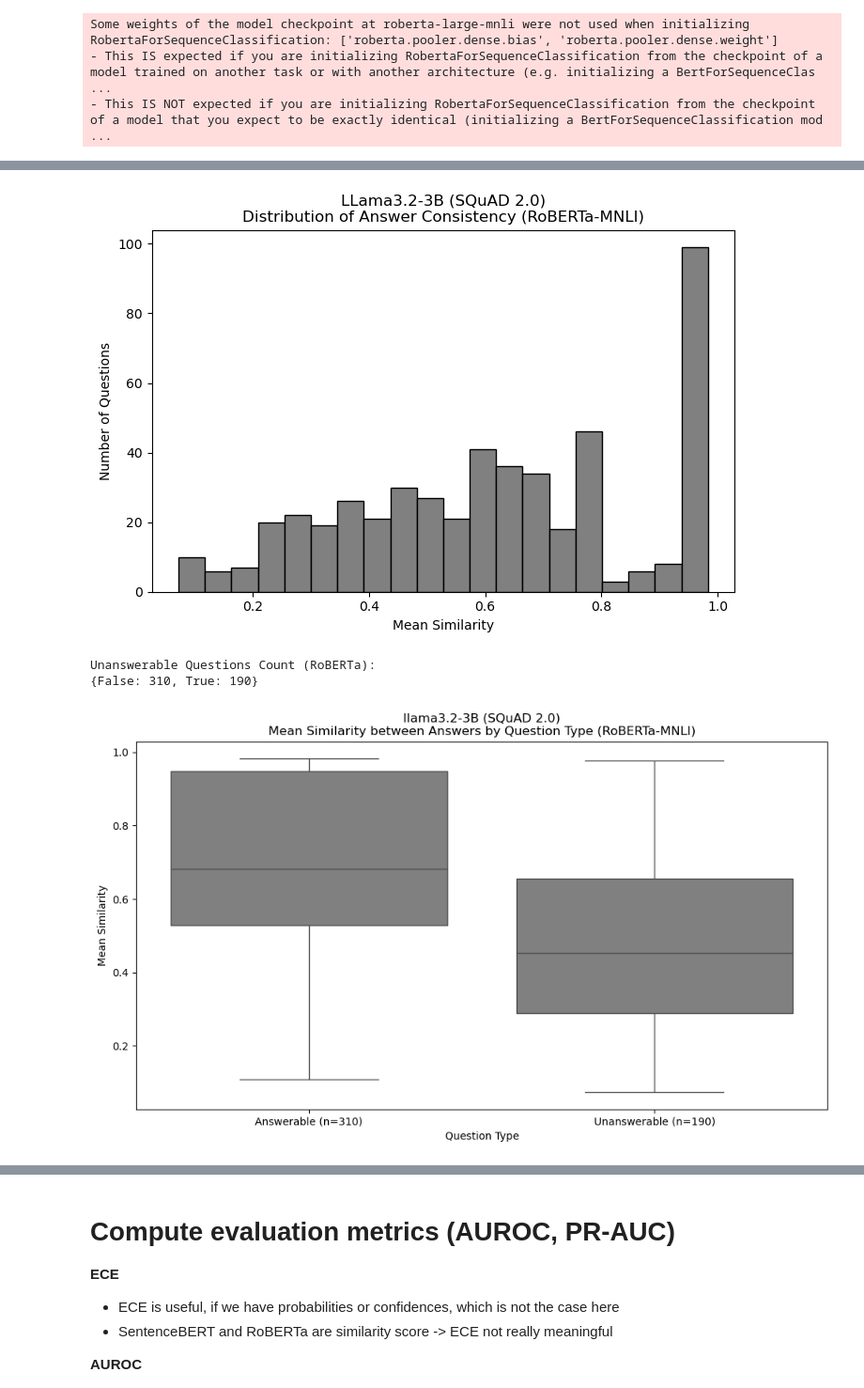
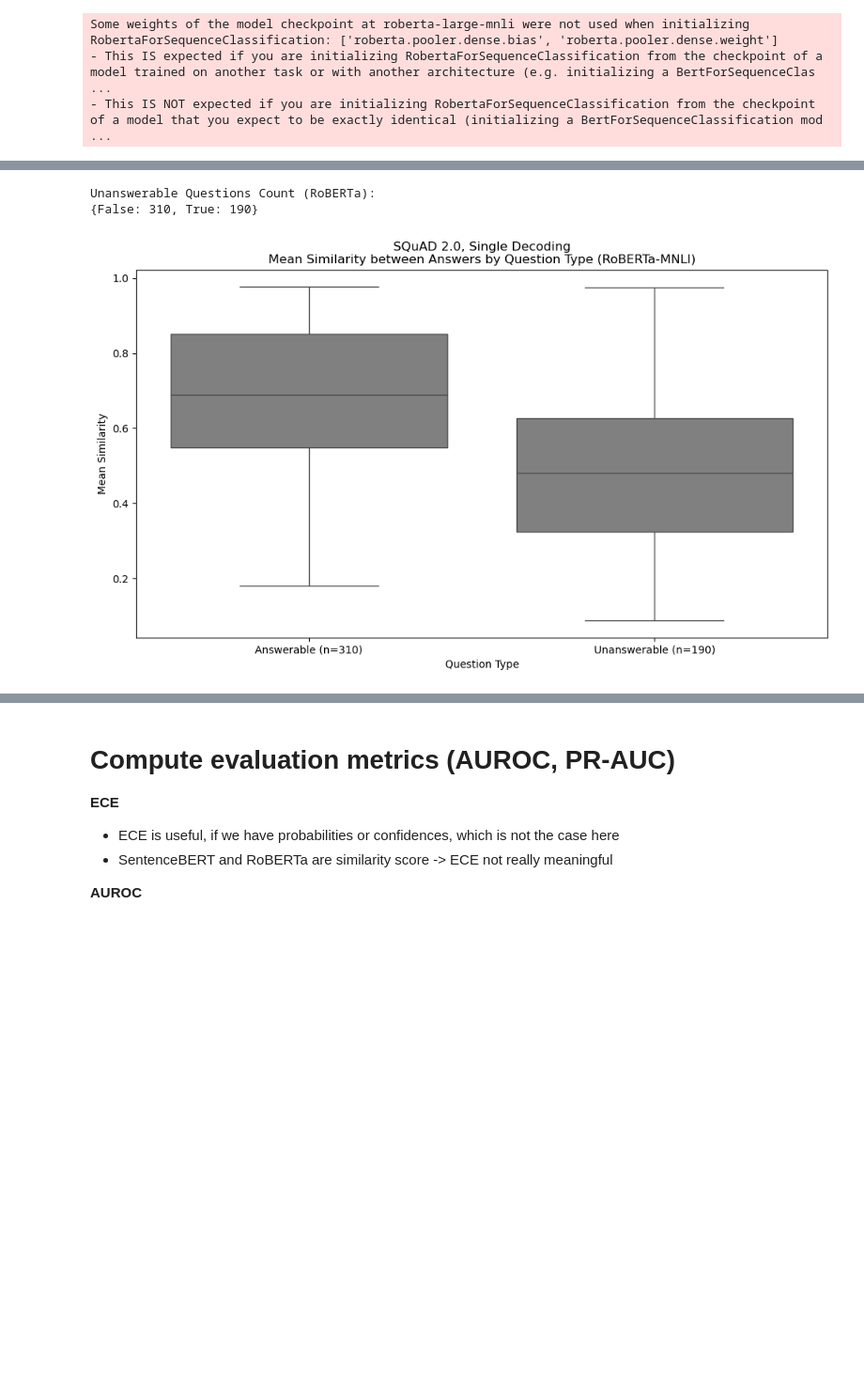
Before and after one commit to christian-hobelsberger/LLMUncertainty, a Jupyter notebook: analyze_sampling_consistency.ipynb, the cells around one changed output, grey strips where cells are left out. Shown at 94% size. Saved outputs shown, nothing was run; the diff lists cells and outputs as text; code cells hidden in the pictures; blank space fills up the shorter version.

Commit message:
Fixed parsing & improvied results for sampling consistency

```diff
--- a/analyze_sampling_consistency.ipynb
+++ b/analyze_sampling_consistency.ipynb
@@ -41,13 +42,9 @@ Loaded SQuAD single-sample data:
 | 8 | 56dfbd5e231d4119001abd5a | Internet_service_provider | what type of technology is used t... | ISPs provide Internet access, emp... | ['wireless Ethernet (wi-fi)'] | False | You are a QA assistant. Use the c... | 1 | 3 | ... |
 | 9 | 56dfbd5e231d4119001abd5a | Internet_service_provider | what type of technology is used t... | ISPs provide Internet access, emp... | ['wireless Ethernet (wi-fi)'] | False | You are a QA assistant. Use the c... | 1 | 4 | ... |
 # %%
-import parsing_and_evaluation_no_conf as pe
-import importlib
-importlib.reload(pe)
-
 # Parsing and normalizing the SQuAD outputs
-df_parsed_squad_single, df_agg_squad_single, eval_df_squad_single, acc_squad_single = pe.parse_aggregate_evaluate_squad_multi_flex(
-    df_squad_single, output_col="model_output", group_col="question_id", remove_unanswerable=False
+df_parsed_squad_single, df_agg_squad_single, eval_df_squad_single, acc_squad_single = pe.parse_aggregate_evaluate_squad_multi(
+    df_squad_single, remove_unanswerable=False
 )
 
 print(f"\n✅ Multi-Sample SQuAD Results (Modularized):")
@@ -799,8 +603,7 @@ similarity_df_squad_single_roberta = compute_roberta_mnli_similarity(
     df=df_parsed_squad_single,
     question_id_col="question_id",
     answer_col="parsed_answer",
-    is_impossible_col="is_impossible",
-    mode="answer_answer"
+    is_impossible_col="is_impossible"
 )
 similarity_df_squad_single_roberta["dataset"] = "SQuAD"
 similarity_df_squad_single_roberta.head(15)
@@ -824,35 +627,25 @@ similarity_df_squad_single_roberta.head(15)
 # %%
-# Distribution of mean similarity
-plt.figure(figsize=(8, 5))
-plt.hist(similarity_df_squad_single_roberta["mean_similarity"], bins=20, color="grey", edgecolor='black')
-plt.xlabel("Mean Similarity")
-plt.ylabel("Number of Questions")
-plt.title("LLama3.2-3B (SQuAD 2.0) - Single Decoding\nDistribution of Answer Consistency (RoBERTa-MNLI)")
-plt.savefig("figures/metrics/sampling_consistency/meansim_distribution_squad_single_llama3.2-3B_roberta.png")
-plt.show()
-
 # Boxplot by category is_impossible
 counts_impossible = similarity_df_squad_single_roberta['is_impossible'].value_counts().to_dict()
 print(f"\nUnanswerable Questions Count (RoBERTa):\n{counts_impossible}")
 
 plt.figure(figsize=(10, 6))
 sns.boxplot(
     x="is_impossible",
     y="mean_similarity",
     data=similarity_df_squad_single_roberta,
     showfliers=True,
     color="grey"
 )
-plt.title("llama3.2-3B (SQuAD 2.0) - Single Decoding\nMean Similarity between Answers by Question Type (RoBERTa-MNLI)")
+plt.title("SQuAD 2.0, Single Decoding\nMean Similarity between Answers by Question Type (RoBERTa-MNLI)")
 plt.ylabel("Mean Similarity")
 plt.xlabel("Question Type")
 plt.xticks([0, 1], ["Answerable (n=310)", "Unanswerable (n=190)"])
 plt.tight_layout()
-plt.savefig("figures/metrics/sampling_consistency/meansim_boxplot_squad_single_llama3.2-3B_roberta.png")
+plt.savefig("figures/metrics/sampling_consistency/meansim_boxplot_squad_single_roberta.png")
 plt.show()
 # %% [output]
+Unanswerable Questions Count (RoBERTa):
+{False: 310, True: 190}
-[figure, old version]
+[figure, new version]
-Unanswerable Questions Count (RoBERTa):
-{False: 310, True: 190}
-[figure, removed]
 # %% [markdown]
```
Also changed, not shown: parts of 65 cells of this notebook, 20 other files.
